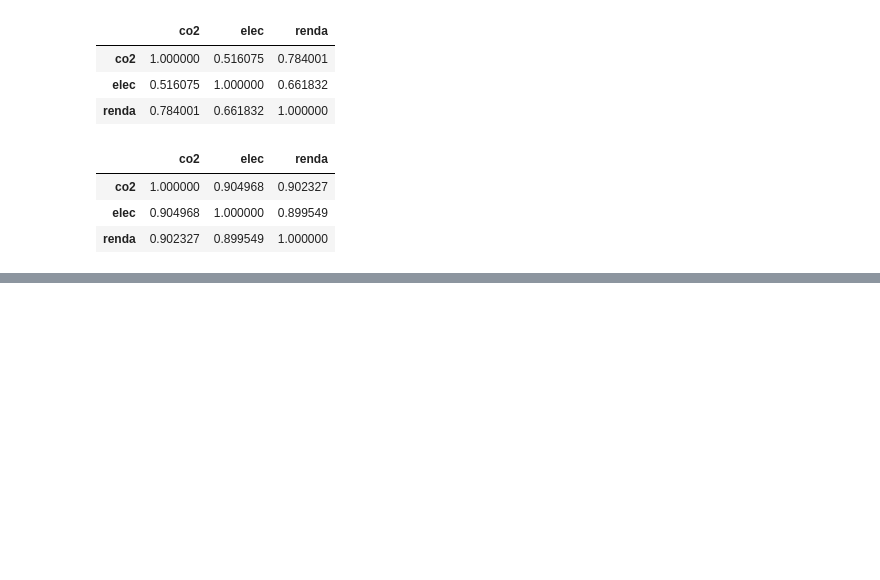
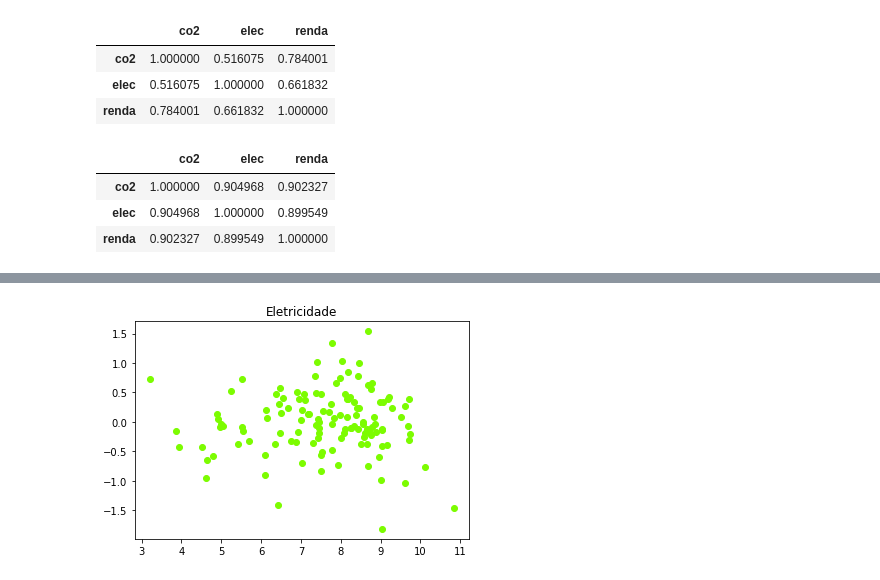
Before and after one commit to chends888/CD1S17, a Jupyter notebook: Projeto 5/Etapa 3.ipynb, the cells around one changed output, grey strips where cells are left out. Cells and saved outputs as stored; diff of their text form; code cells hidden in the pictures; blank space fills up the shorter version.

```diff
--- a/Projeto 5/Etapa 3.ipynb
+++ b/Projeto 5/Etapa 3.ipynb
@@ -183,0 +249,7 @@ plt.show()
+# %%
+%matplotlib inline
+plt.plot(dadosln.elec, results.resid,"o", color = "LawnGreen")
+plt.title("Eletricidade")
+plt.show()
+# %% [output]
+[figure, added]
```
Also changed, not shown: parts of 26 cells of this notebook.
